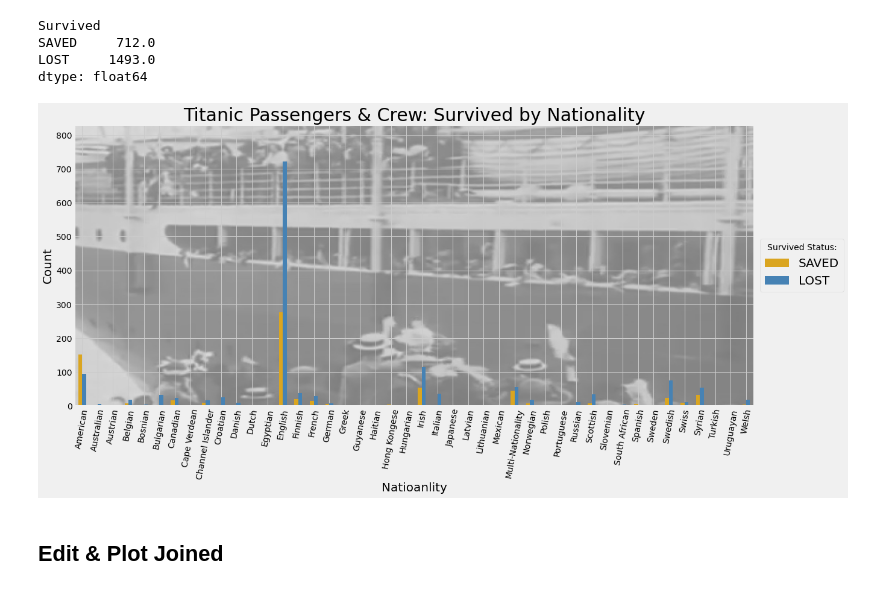
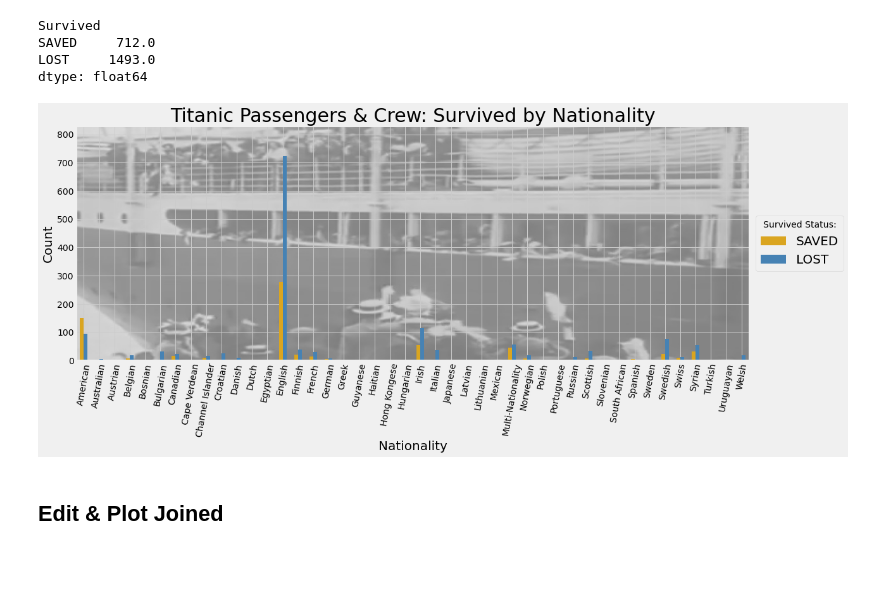
Before and after one commit to nataligracia/webdesign_titanic, a Jupyter notebook: WebVisualizations/Titanic Passenger and Crew Analysis.ipynb, the cells around one changed output. Drawn from its saved outputs; the diff is of its cells as text; code cells hidden in the pictures; blank space fills up the shorter version.

```diff
--- a/WebVisualizations/Titanic Passenger and Crew Analysis.ipynb
+++ b/WebVisualizations/Titanic Passenger and Crew Analysis.ipynb
@@ -435,23 +445,23 @@ dtype: float64
 # %%
 #Plot age data in bar chart
 img = plt.imread("Data & Images- Original/LeavingPort.jpeg")
 ax = nations_ready.plot.bar(subplots=False,
                          figsize=(18,8),
                          stacked=False,
                          color={"SAVED": "goldenrod", "LOST": "steelblue"})
 plt.title("Titanic Passengers & Crew: Survived by Nationality", fontsize = 30)
 plt.ylabel("Count", fontsize = 20)
-plt.xlabel("Natioanlity", fontsize = 20)
+plt.xlabel("Nationality", fontsize = 20)
 plt.legend(title="Survived Status:",loc='center left',bbox_to_anchor=(1.0,0.5), fontsize = 20)
 ax.imshow(img, extent=[-0.5, 45, 0, nations_sum*1.15], aspect='auto', alpha=.5)
 #extent=(horizontal_min, horizontal_max, vertical_min, vertical_max)
 ax = plt.gca()
 ax.tick_params(axis='x', labelrotation = 80)
-# plt.tight_layout()
+plt.tight_layout()
 #plt.grid()
 plt.savefig("Data & Images- Results/nationality_bar_plot.png")
 # %% [output]
-[figure, old version]
+[figure, new version]
 # %% [markdown]
 ## Edit & Plot Joined
 # %%
```
Also changed, not shown: parts of 3 cells of this notebook, 9 other files.
